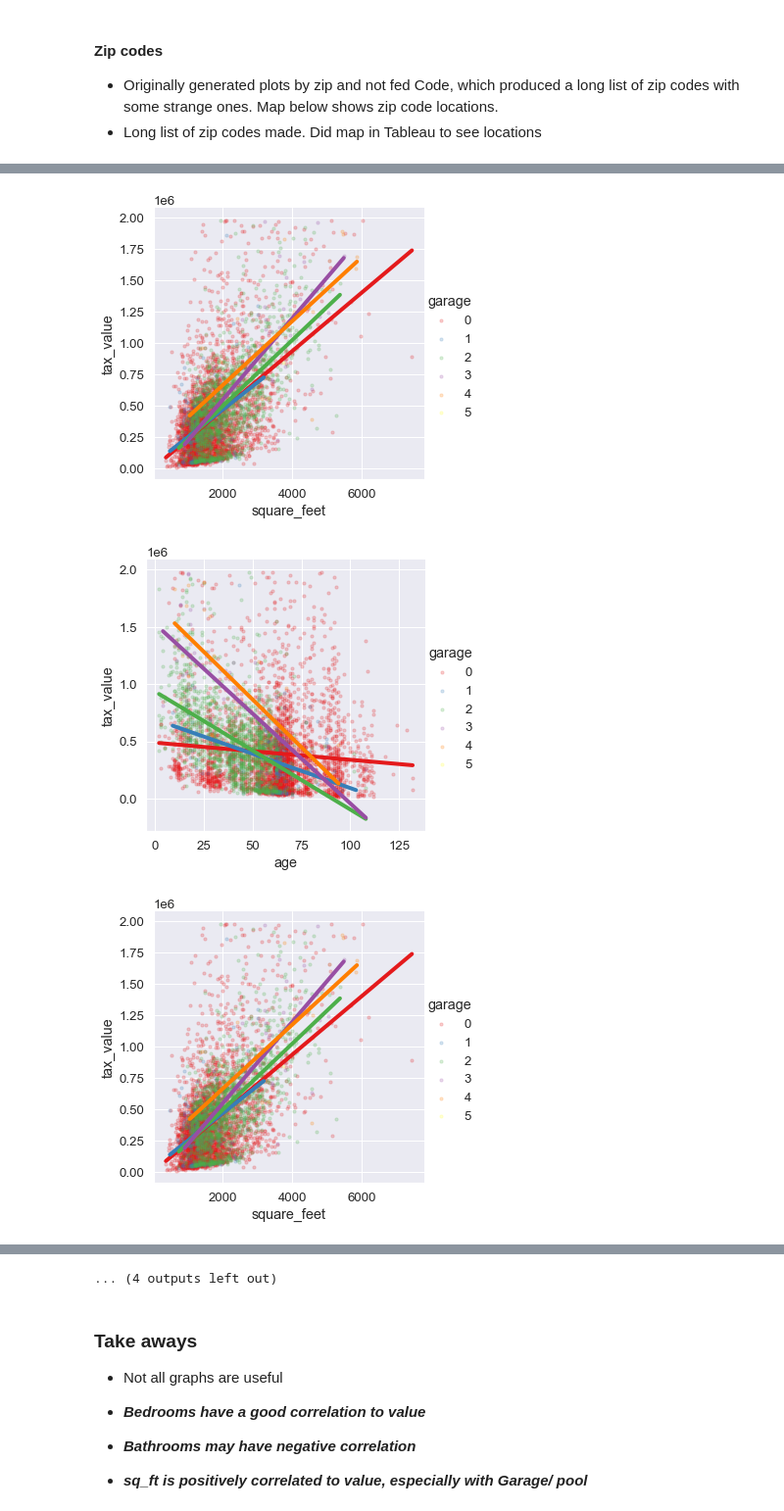
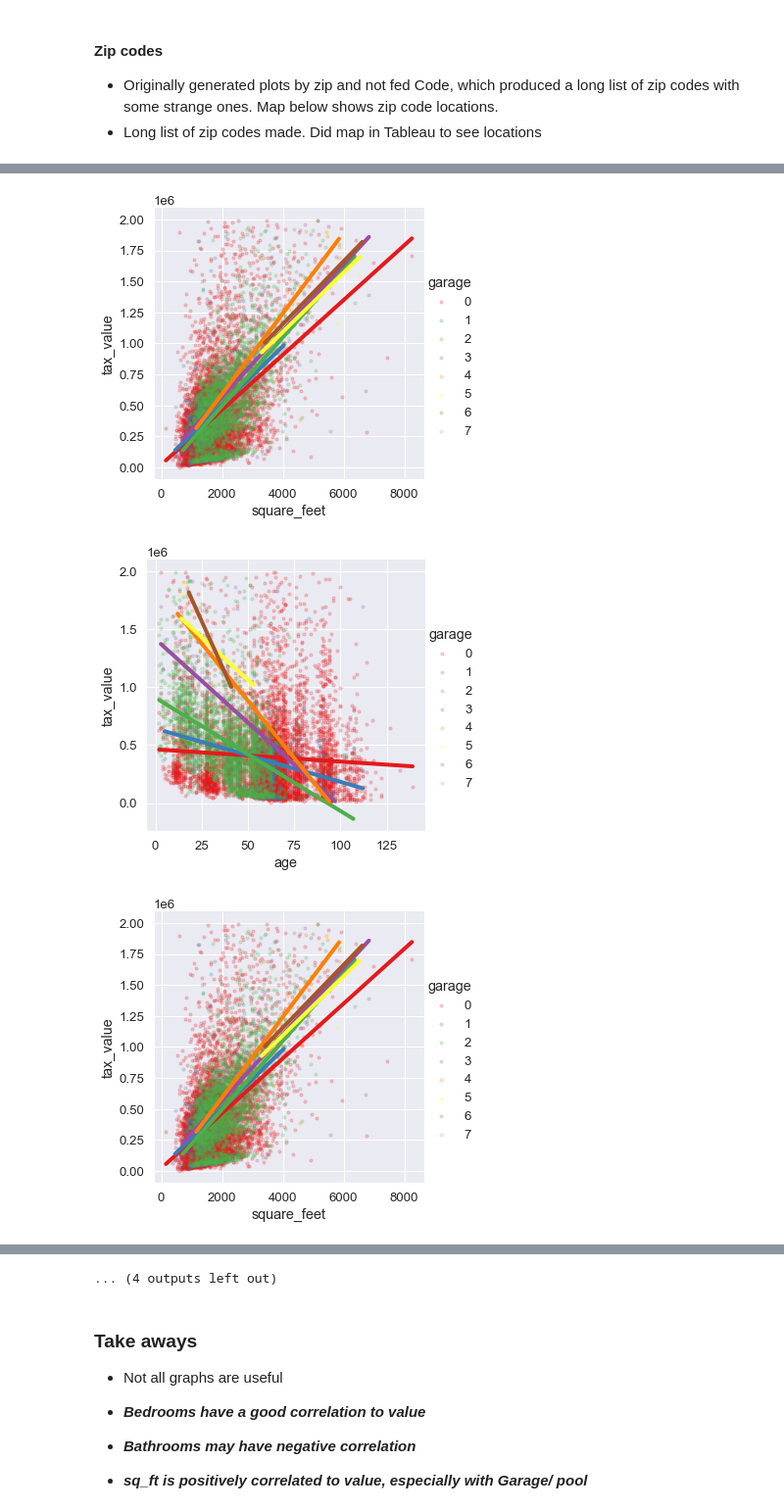
Before and after one commit to bradgauvin/regression-exercises, a Jupyter notebook: exploratory.ipynb, the cells around one changed output, grey strips where cells are left out. Shown at 98% size. Drawn from its saved outputs; the diff is of its cells as text; code cells hidden in the pictures.

```diff
--- a/exploratory.ipynb
+++ b/exploratory.ipynb
@@ -323,6 +351,6 @@ Generating plots tax_value by fed_code
 #                            line_kws=line_kws,
 #                            ci = None)
 # %%
-# Return graphs
-explore.plot_variable_pairs(train, ['square_feet','age','square_feet','lot_size'], categoricals = ['bedrooms','bathrooms','garage','pool'], targets=['tax_value'], sample_amt=5000)
+# Return variable pairs graphs
+explore.plot_variable_pairs(train, ['square_feet','age','square_feet','lot_size'], categoricals = ['bedrooms','bathrooms','garage','pool'], targets=['tax_value'], sample_amt=10000)
 # %% [output]
@@ -337,3 +365,3 @@ explore.plot_variable_pairs(train, ['square_feet','age','square_feet','lot_size'
-[figure, old version]
+[figure, new version]
-[figure, old version]
+[figure, new version]
-[figure, old version]
+[figure, new version]
```
Also changed, not shown: parts of 17 cells of this notebook.
